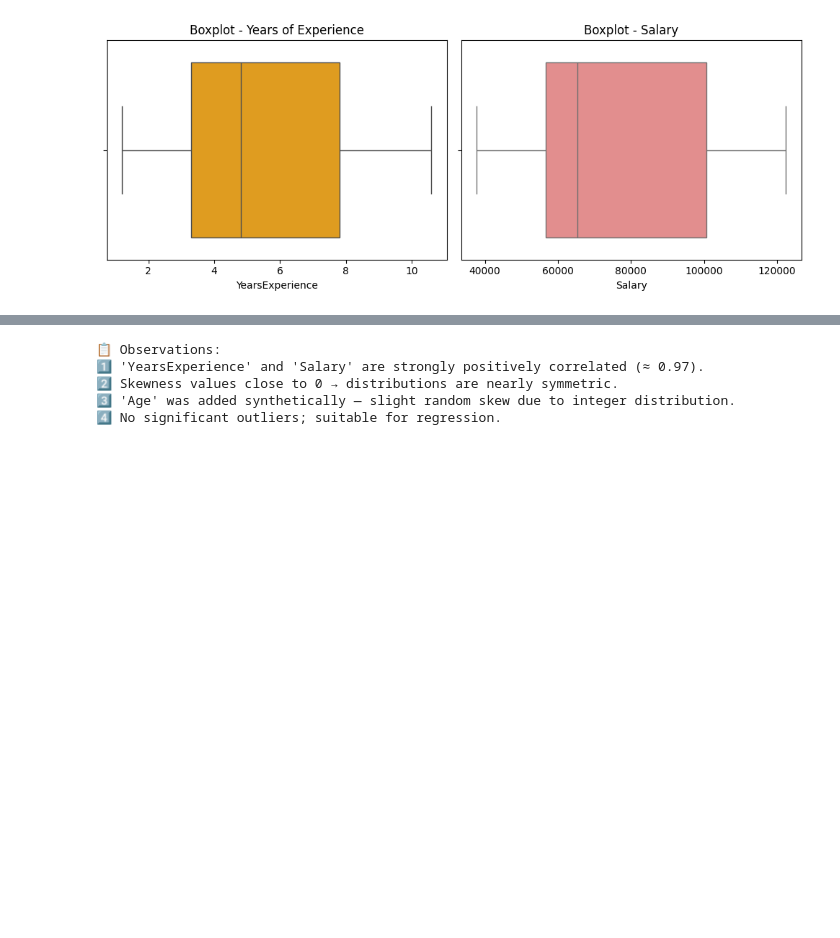
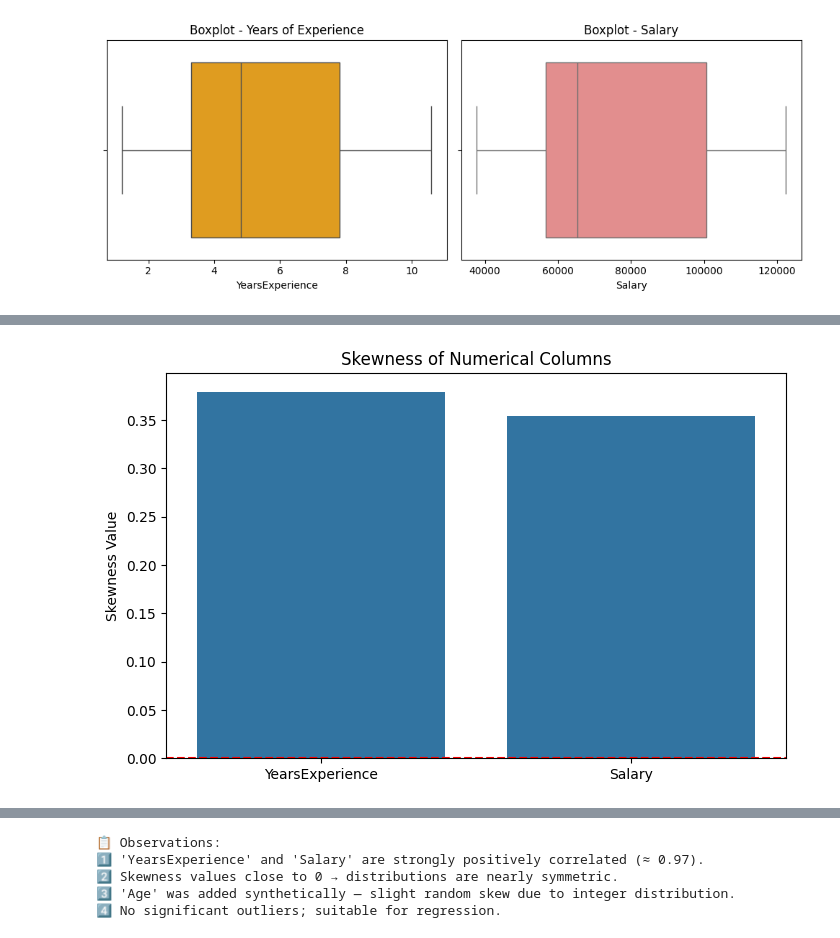
Before and after one commit to Vinotha2005/LINEAR-REGRESSION-TASK, a Jupyter notebook: task.ipynb, the cells around one changed output, grey strips where cells are left out. Drawn from its saved outputs; the diff is of its cells as text; code cells hidden in the pictures; blank space fills up the shorter version.

```diff
--- a/task.ipynb
+++ b/task.ipynb
@@ -66,3 +44,5 @@ print(f"\n Predicted Salary for 8 Years of Experience: ₹{predicted_salary[0]:.
+# %%
+df = df.loc[:, ~df.columns.str.contains('^Unnamed')]
 # %%
 plt.figure(figsize=(12,5))
 
@@ -108,8 +88,16 @@ plt.show()
 # %% [output]
 [figure]
 # %%
-print("\n📈 Skewness for Each Column:")
+print("\nSkewness of Each Column:")
+skew_values = {}
 for column in df.select_dtypes(include=[np.number]).columns:
-    skew_val = df[column].skew()
-    print(f"{column}: {skew_val:.3f}")
+    skew_value = df[column].skew()
+    skew_values[column] = skew_value
+    print(f"{column}: {skew_value:.3f}")
+    if abs(skew_value) < 0.5:
+        print(f"--> {column} is fairly symmetric")
+    elif abs(skew_value) < 1:
+        print(f"--> {column} is moderately skewed")
+    else:
+        print(f"--> {column} is highly skewed")
 # %% [output]
@@ -132,0 +109,9 @@ for column in df.select_dtypes(include=[np.number]).columns:
+# %%
+plt.figure(figsize=(8,5))
+sns.barplot(x=list(skew_values.keys()), y=list(skew_values.values()))
+plt.title("Skewness of Numerical Columns")
+plt.ylabel("Skewness Value")
+plt.axhline(0, color='red', linestyle='--')
+plt.show()
+# %% [output]
+[figure, added]
```
Also changed, not shown: parts of 17 cells of this notebook.
